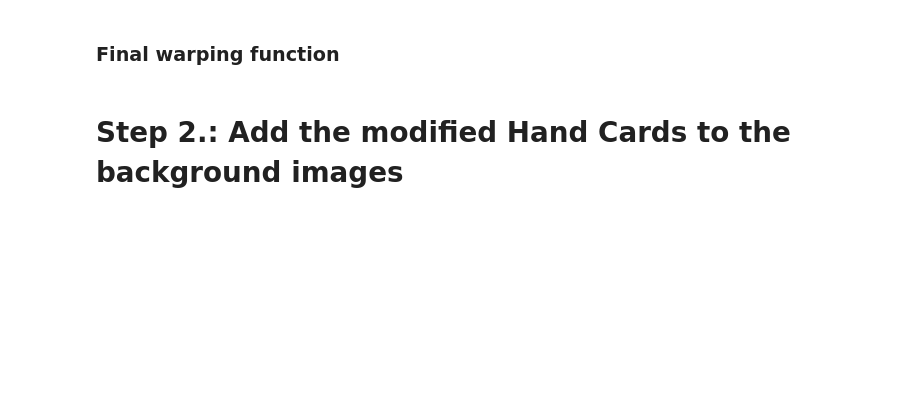
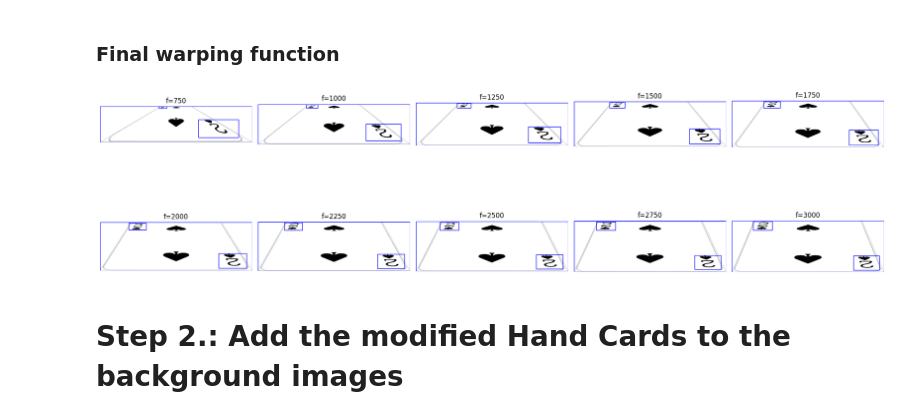
Before and after one commit to mattiaamartino/poker-visual-engine, a Jupyter notebook: synthetic_data_pipeline copy.ipynb, the cells around one changed output. Drawn from its saved outputs; the diff is of its cells as text; code cells hidden in the pictures; blank space fills up the shorter version.

```diff
--- a/synthetic_data_pipeline copy.ipynb
+++ b/synthetic_data_pipeline copy.ipynb
@@ -315,7 +327,7 @@ plt.imshow(modified_image)
 # %% [markdown]
 ### Final warping function
 # %%
-def rotate_image_3d_centered(image, pitch, yaw, f=2000):
+def rotate_image_3d_centered(image, b_boxes_yolo, pitch, yaw, f=2000):
     """
     Rotate the image in 3D around its center and keep the center of the image stable.
     The output canvas is adjusted so the entire rotated image is visible.
@@ -435,22 +447,44 @@ def rotate_image_3d_centered(image, pitch, yaw, f=2000):
     # Warp with final homography
     warped_image = cv2.warpPerspective(image, H_final, (new_w, new_h))
 
-    return warped_image
+    # Warp the bounding box
+    def warp_bounding_box(b_box_yolo):
+        points = yolo_notation2cv2_notation(b_box_yolo)
+        points_h = np.hstack([points, np.ones((points.shape[0], 1), dtype=points.dtype)])
+        transformed_points_h = (H_final @ points_h.T).T
+
+        transformed_points = transformed_points_h[:, :2] / transformed_points_h[:, 2:3]
+        return cv2_modified2yolo_notation(transformed_points)
+
+    tranformed_bb_yolo = [warp_bounding_box(b_box_yolo) for b_box_yolo in b_boxes_yolo]
+
+    return warped_image, tranformed_bb_yolo
 # %%
-hand, flop, _, _ = deal_hand_and_flop(benchmarks_path)
+hand, flop, hand_labels, _ = deal_hand_and_flop(benchmarks_path)
 hand = cv2.cvtColor(cv2.imread(hand[0]), cv2.COLOR_BGR2RGBA)
 
 fig, axes = plt.subplots(2, 5, figsize=(20, 8))
 
 f_values = np.arange(750, 3250, 250)
 for ax, f in zip(axes.flatten(), f_values):
-    rotated_image = rotate_image_3d_centered(hand, pitch=-75, yaw=0, f=f)
-    ax.imshow(cv2.cvtColor(rotated_image, cv2.COLOR_RGBA2BGRA))
+    rotated_image, rotated_bb_yolo = rotate_image_3d_centered(hand, hand_labels[0][1],pitch=-75, yaw=0, f=f)
+    upper_left = tuple(yolo_notation2cv2_notation(rotated_bb_yolo[0])[0])
+    rect = Rectangle(upper_left, rotated_bb_yolo[0][2], rotated_bb_yolo[0][3], linewidth=1, edgecolor='b', facecolor='none')
+    lower_right = tuple(yolo_notation2cv2_notation(rotated_bb_yolo[1])[0])
+    rect_2 = Rectangle(lower_right, rotated_bb_yolo[1][2], rotated_bb_yolo[1][3], linewidth=1, edgecolor='b', facecolor='none')
+    whole = tuple(yolo_notation2cv2_notation(rotated_bb_yolo[2])[0])
+    rect_3 = Rectangle(whole, rotated_bb_yolo[2][2], rotated_bb_yolo[2][3], linewidth=1, edgecolor='b', facecolor='none')
+    ax.add_patch(rect)
+    ax.add_patch(rect_2)
+    ax.add_patch(rect_3)
+    ax.imshow(rotated_image)
     ax.set_title(f"f={int(f)}")
     ax.axis('off')
 
 plt.tight_layout()
 plt.show()
+# %% [output]
+[figure, added]
 # %% [markdown]
 # Step 2.: Add the modified Hand Cards to the background images
 # %%
```
Also changed, not shown: parts of 5 cells of this notebook.
